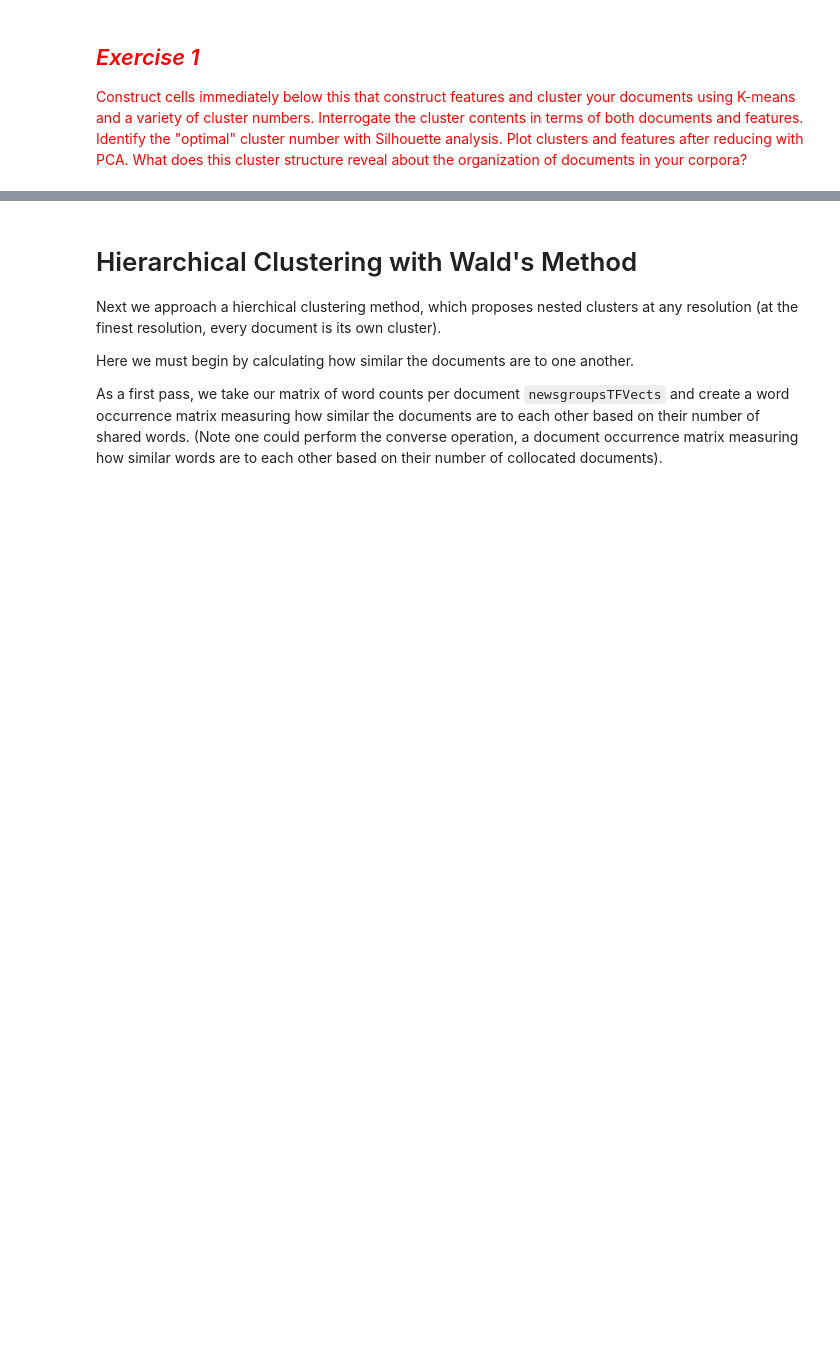
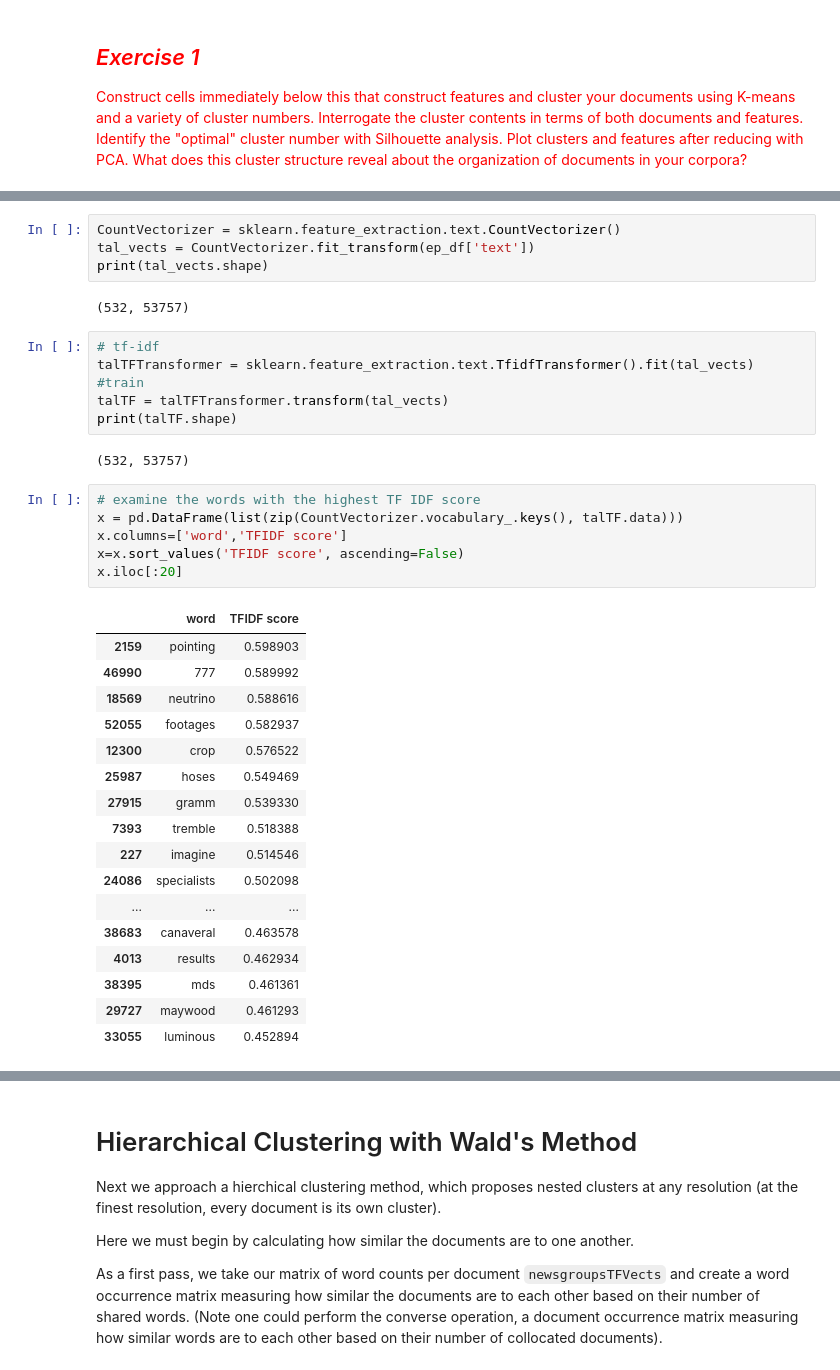
Before and after one commit to katykoenig/Content-Analysis-2020, a Jupyter notebook: week-6/6-Discovering-Patterns-Clusters-and-Topics.ipynb, the cells around one changed output, grey strips where cells are left out. Cells and saved outputs as stored; diff of their text form; blank space fills up the shorter version.

```diff
--- a/week-6/6-Discovering-Patterns-Clusters-and-Topics.ipynb
+++ b/week-6/6-Discovering-Patterns-Clusters-and-Topics.ipynb
@@ -662,0 +700,38 @@ targetDF
+# %%
+CountVectorizer = sklearn.feature_extraction.text.CountVectorizer()
+tal_vects = CountVectorizer.fit_transform(ep_df['text'])
+print(tal_vects.shape)
+# %% [output]
+(532, 53757)
+# %%
+# tf-idf
+talTFTransformer = sklearn.feature_extraction.text.TfidfTransformer().fit(tal_vects)
+#train
+talTF = talTFTransformer.transform(tal_vects)
+print(talTF.shape)
+# %% [output]
+(532, 53757)
+# %%
+# examine the words with the highest TF IDF score
+x = pd.DataFrame(list(zip(CountVectorizer.vocabulary_.keys(), talTF.data)))
+x.columns=['word','TFIDF score']
+x=x.sort_values('TFIDF score', ascending=False)
+x.iloc[:20]
+# %% [output]
+|  | word | TFIDF score |
+| 2159 | pointing | 0.598903 |
+| 46990 | 777 | 0.589992 |
+| 18569 | neutrino | 0.588616 |
+| 52055 | footages | 0.582937 |
+| 12300 | crop | 0.576522 |
+| 25987 | hoses | 0.549469 |
+| 27915 | gramm | 0.539330 |
+| 7393 | tremble | 0.518388 |
+| 227 | imagine | 0.514546 |
+| 24086 | specialists | 0.502098 |
+| ... | ... | ... |
+| 38683 | canaveral | 0.463578 |
+| 4013 | results | 0.462934 |
+| 38395 | mds | 0.461361 |
+| 29727 | maywood | 0.461293 |
+| 33055 | luminous | 0.452894 |
```
Also changed, not shown: parts of 29 cells of this notebook.
